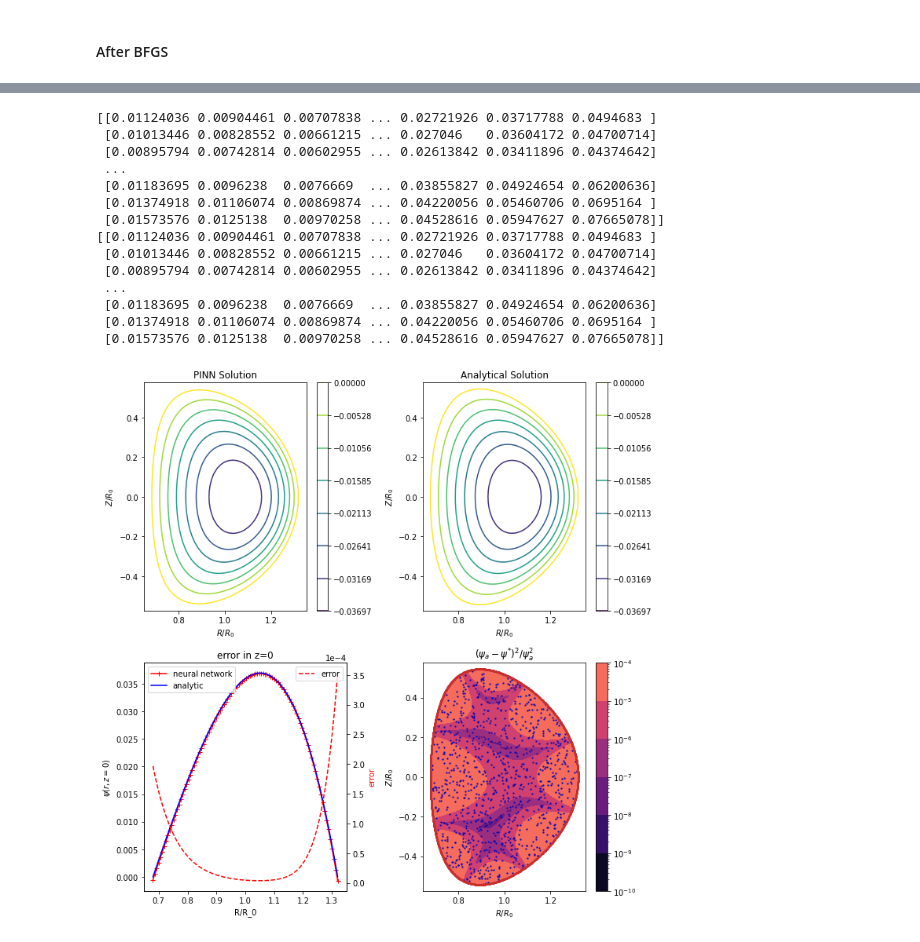
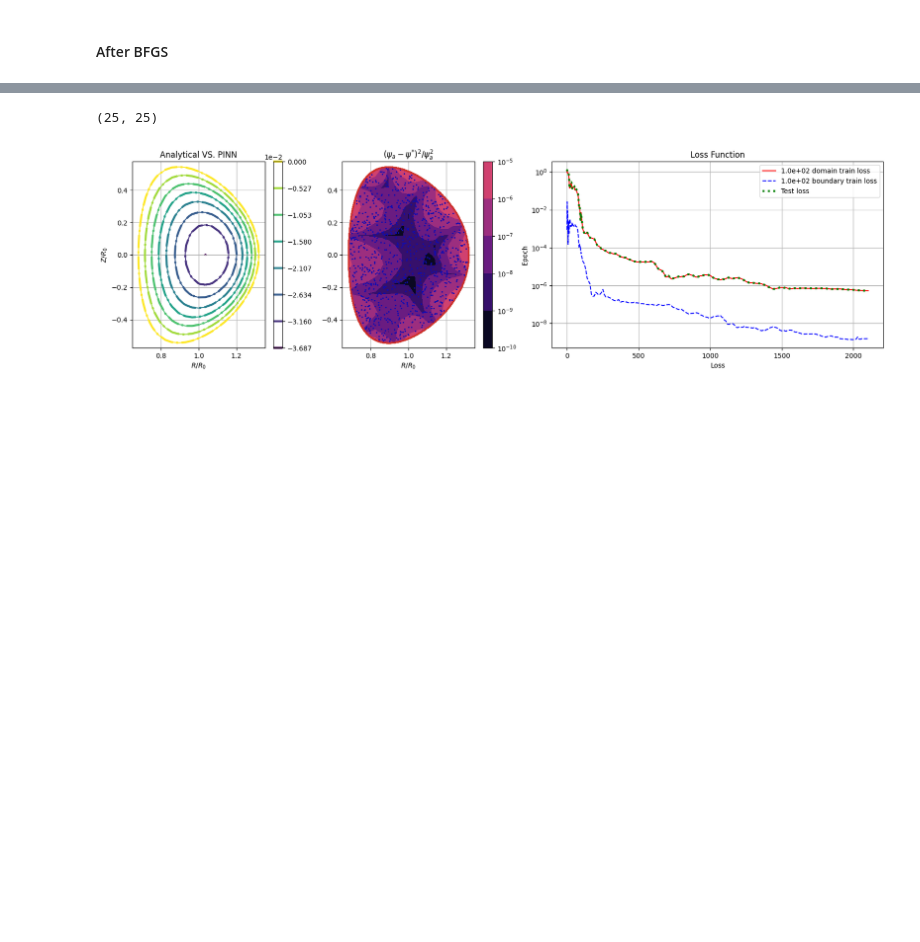
Before and after one commit to akaptano/deepxde_copy, a Jupyter notebook: gs-2d-surrogate/general_solovev_equil_visual.ipynb, the cells around one changed output, grey strips where cells are left out. Drawn from its saved outputs; the diff is of its cells as text; code cells hidden in the pictures; blank space fills up the shorter version.

```diff
--- a/gs-2d-surrogate/general_solovev_equil_visual.ipynb
+++ b/gs-2d-surrogate/general_solovev_equil_visual.ipynb
@@ -118,13 +121,14 @@ Text(0, 0.5, '$u(r,z=0)$')
 # %% [markdown]
 ## Train Model
 # %%
-DATE = "10122022"
+DATE = "02272023"
 CONFIG = "ITER"
 LR = 2e-2
 DROPOUT = 0.1
 DEPTH = 3
 BREADTH = 20
-run = "01_100Adam_BFGS"
+LOSSRATIO = 100
+run = f"02_{LOSSRATIO}Adam_BFGS"
 AF = "swish"
 RUN_NAME = f"network_sweep_{DATE}_depth0{DEPTH}_breadth{BREADTH}_{AF}_lr{LR}-varying-short_lw1-10_{run}"
 PATH = f"./cefron/{CONFIG}/runs/{RUN_NAME}"
@@ -147,7 +151,7 @@ for i in range(1):
   # Compile, train and save model
   model.compile(
       "adam", lr=LR/(decay_rate*(i+1)),
-      loss_weights=[1,100]
+      loss_weights=[1,LOSSRATIO]
   )
   loss_history, train_state = model.train(
       epochs=100, display_every=1, #callbacks=[dde.callbacks.DropoutUncertainty()]
@@ -275,25 +271,12 @@ Saving test data to ./cefron/ITER/runs/network_sweep_10122022_depth03_breadth20_
 # %%
 # Evaluation
 x, y, psi_pred, psi_true, error = evaluate(ITER, model)
-x_eq, psi_true_eq, psi_pred_eq, e_eq = evaluate_eq(ITER, model)
+# x_eq, psi_true_eq, psi_pred_eq, e_eq = evaluate_eq(ITER, model)
 X_test = spatial_domain.random_points(333)
-plot_summary_figure(ITER, model, X_test, PATH)
+plot_summary_figure(ITER, model, X_test, losshistory = loss_history, loss_ratio = LOSSRATIO, PATH = PATH)
 # %% [output]
-[[0.01124036 0.00904461 0.00707838 ... 0.02721926 0.03717788 0.0494683 ]
- [0.01013446 0.00828552 0.00661215 ... 0.027046   0.03604172 0.04700714]
- [0.00895794 0.00742814 0.00602955 ... 0.02613842 0.03411896 0.04374642]
- ...
- [0.01183695 0.0096238  0.0076669  ... 0.03855827 0.04924654 0.06200636]
- [0.01374918 0.01106074 0.00869874 ... 0.04220056 0.05460706 0.0695164 ]
- [0.01573576 0.0125138  0.00970258 ... 0.04528616 0.05947627 0.07665078]]
-[[0.01124036 0.00904461 0.00707838 ... 0.02721926 0.03717788 0.0494683 ]
- [0.01013446 0.00828552 0.00661215 ... 0.027046   0.03604172 0.04700714]
- [0.00895794 0.00742814 0.00602955 ... 0.02613842 0.03411896 0.04374642]
- ...
- [0.01183695 0.0096238  0.0076669  ... 0.03855827 0.04924654 0.06200636]
- [0.01374918 0.01106074 0.00869874 ... 0.04220056 0.05460706 0.0695164 ]
- [0.01573576 0.0125138  0.00970258 ... 0.04528616 0.05947627 0.07665078]]
+(25, 25)
-[figure, old version]
+[figure, new version]
 # %%
 engineering_params = compute_params(x, y, psi_true, psi_pred)
 # %% [output]
```
Also changed, not shown: parts of 6 cells of this notebook, 2 other files.
